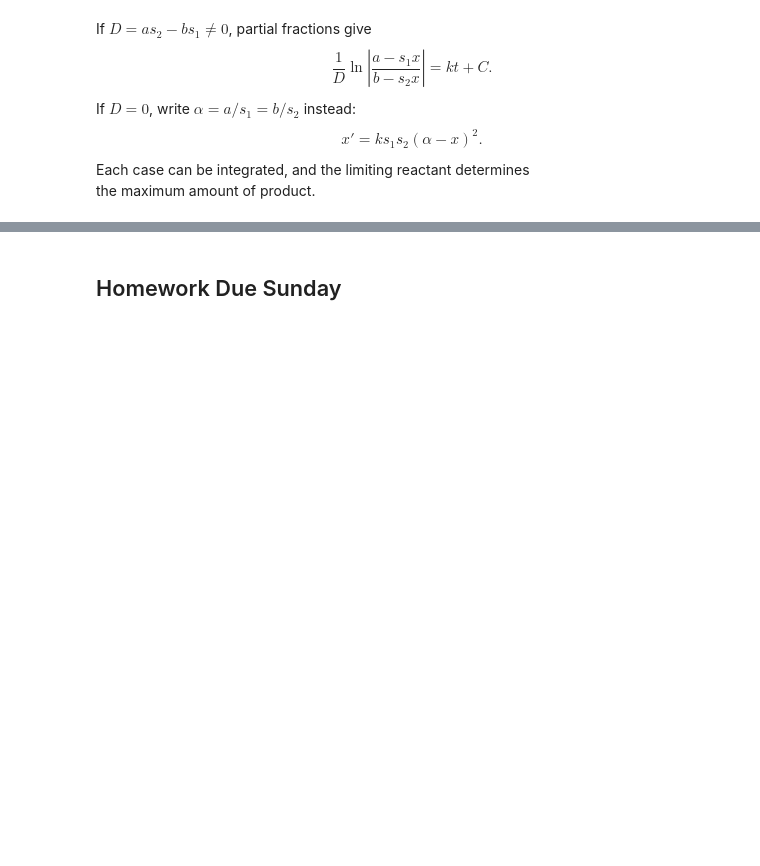
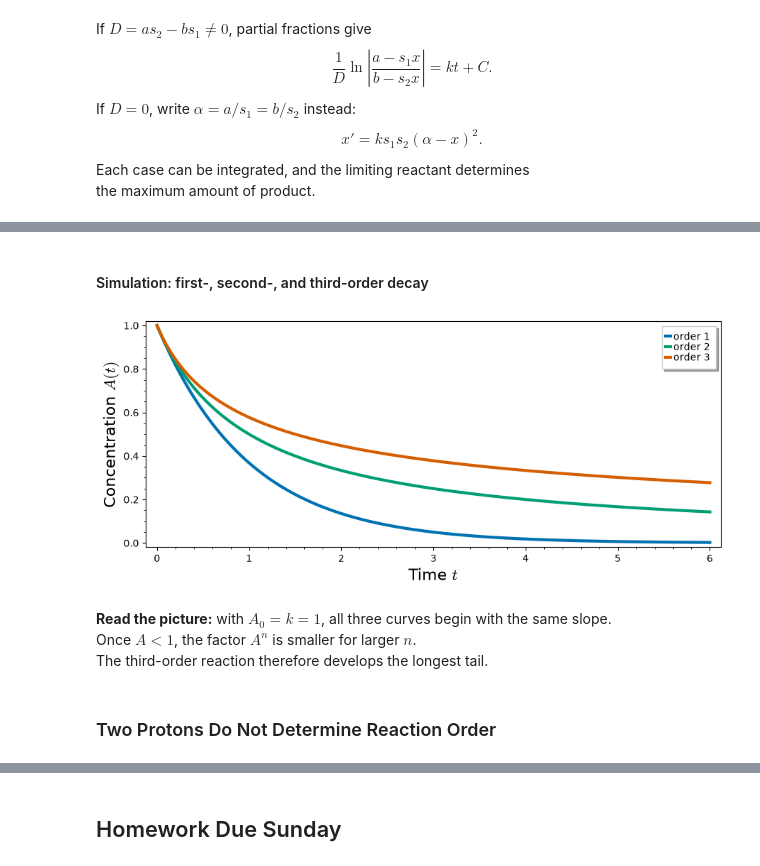
Before and after one commit to Symbol1/Differ2026, a Jupyter notebook: 1007.ipynb, the cells around one changed output, grey strips where cells are left out. Drawn from its saved outputs; the diff is of its cells as text; code cells hidden in the pictures; blank space fills up the shorter version.

```diff
--- a/1007.ipynb
+++ b/1007.ipynb
@@ -385,0 +904,28 @@ the maximum amount of product.
+# %% [markdown]
+#### Simulation: first-, second-, and third-order decay
+# %%
+import numpy as np
+order_times = np.linspace(0, 6, 301)
+A0, reaction_k = 1.0, 1.0
+order_curves = {
+    1: A0*np.exp(-reaction_k*order_times),
+    2: A0/(1 + reaction_k*A0*order_times),
+    3: A0/np.sqrt(1 + 2*reaction_k*A0**2*order_times),
+}
+# %%
+order_plot = Graphics()
+order_colors = {1: '#0072B2', 2: '#009E73', 3: '#D55E00'}
+for reaction_order, values in order_curves.items():
+    order_plot += line(list(zip(order_times, values)), color=order_colors[reaction_order],
+                       thickness=3, legend_label=f'order {reaction_order}')
+order_plot.show(xmin=0, xmax=6, ymin=0, ymax=1, figsize=[9, 4],
+                axes_labels=['Time $t$', 'Concentration $A(t)$'],
+                frame=True, axes=False, legend_options={'loc': 'upper right'})
+# %% [output]
+[figure, added]
+# %% [markdown]
+**Read the picture:** with $A_0 = k = 1$, all three curves begin with the same slope.
+Once $A < 1$, the factor $A^n$ is smaller for larger $n$.
+The third-order reaction therefore develops the longest tail.
+# %% [markdown]
+### Two Protons Do Not Determine Reaction Order
```
Also changed, not shown: parts of 96 cells of this notebook.
